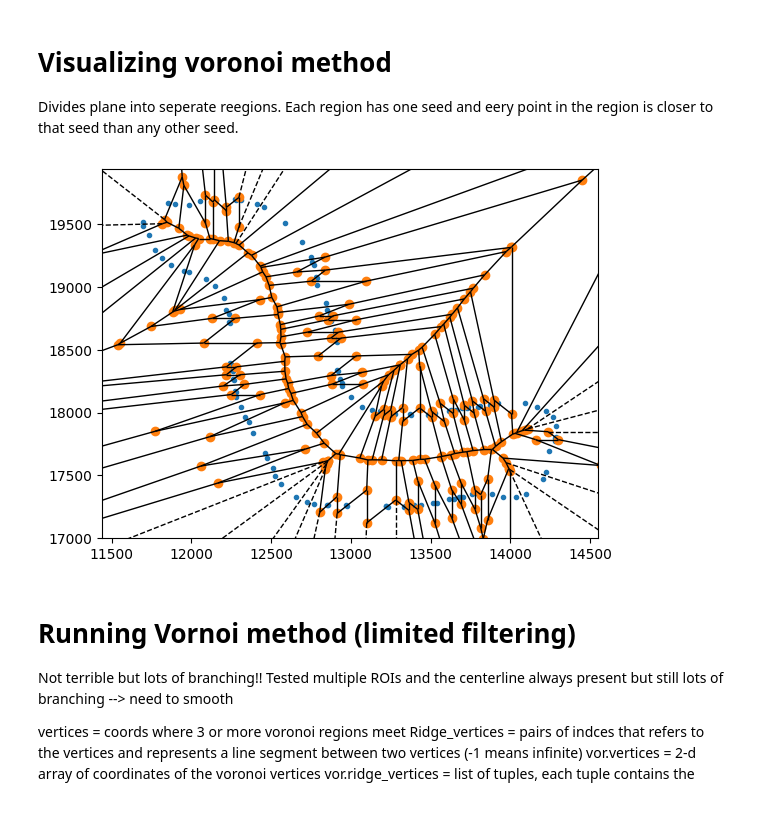
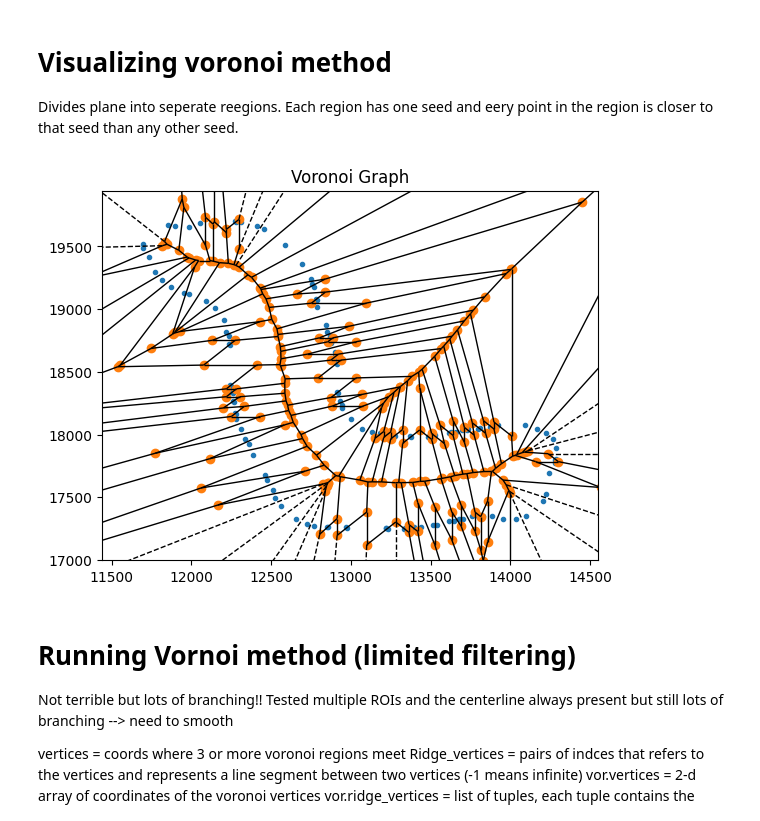
Before and after one commit to Satanna1/Cancer_Project_2025, a Jupyter notebook: Centerline_Shapely_Sheel.ipynb, the cells around one changed output. Cells and saved outputs as stored; diff of their text form; code cells hidden in the pictures.

```diff
--- a/Centerline_Shapely_Sheel.ipynb
+++ b/Centerline_Shapely_Sheel.ipynb
@@ -210,25 +210,26 @@ Divides plane into seperate reegions. Each region has one seed and eery point in
 # %%
 import numpy as np
 import matplotlib.pyplot as plt
 from shapely.geometry import Polygon, LineString, MultiLineString, Point
 from shapely.ops import unary_union
 from scipy.spatial import Voronoi, voronoi_plot_2d
 
 # Select an example ROI polygon
 roi_polygon = roi_polygons["ROI_1"]  # Replace with different ROI if needed
 
 # Extract boundary points from the polygon
 boundary_coords = np.array(roi_polygon.exterior.coords)
 
 # Compute Voronoi diagram from boundary points
 vor = Voronoi(boundary_coords)
 fig = voronoi_plot_2d(vor)
+plt.title("Voronoi Graph")
 plt.show()
 
 #get the vertices that define the regions
 vor_vertices = vor.vertices
 # %% [output]
-[figure, old version]
+[figure, new version]
 # %% [markdown]
 # Running Vornoi method (limited filtering)
 
```
Also changed, not shown: parts of 5 cells of this notebook.
